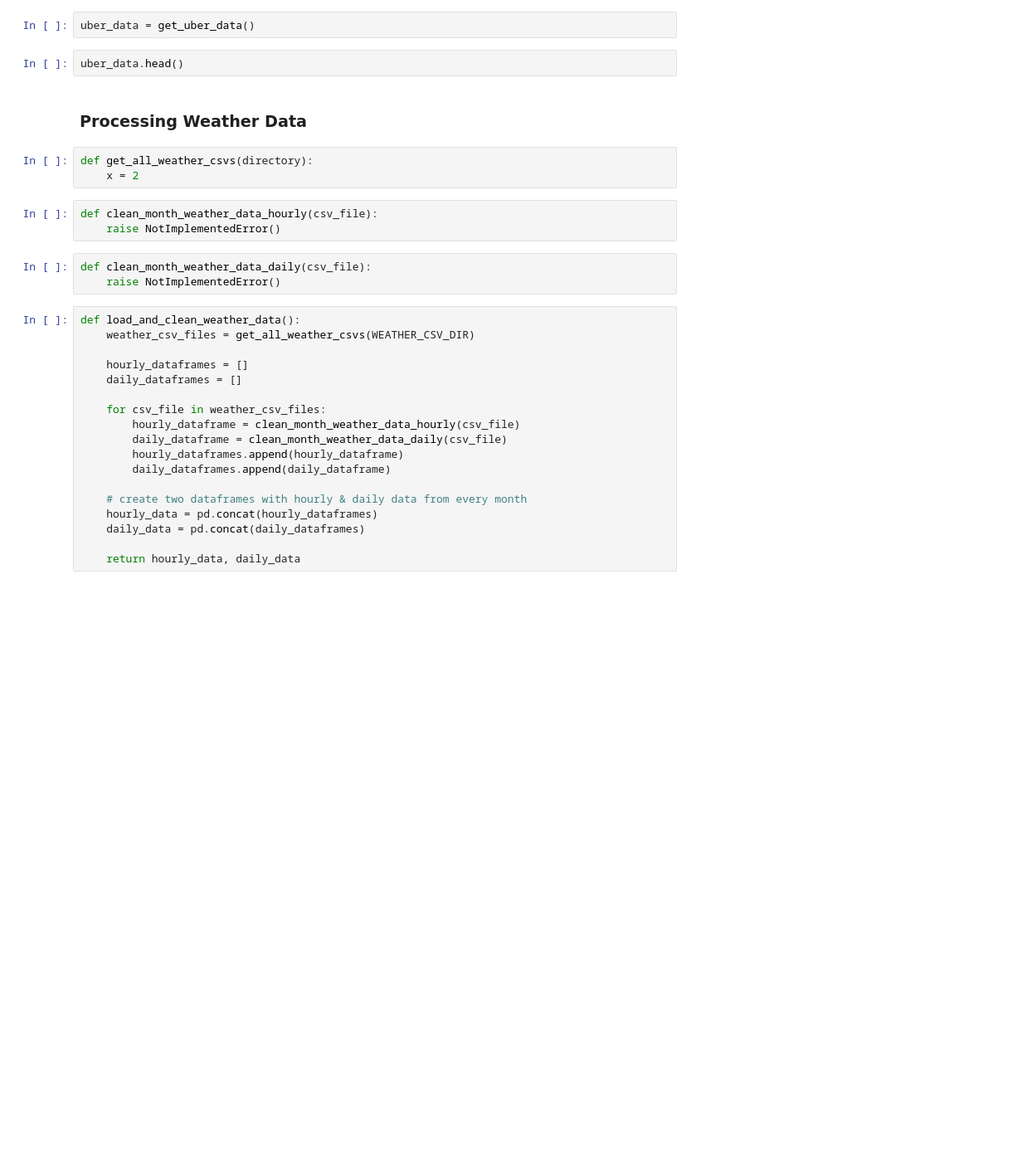
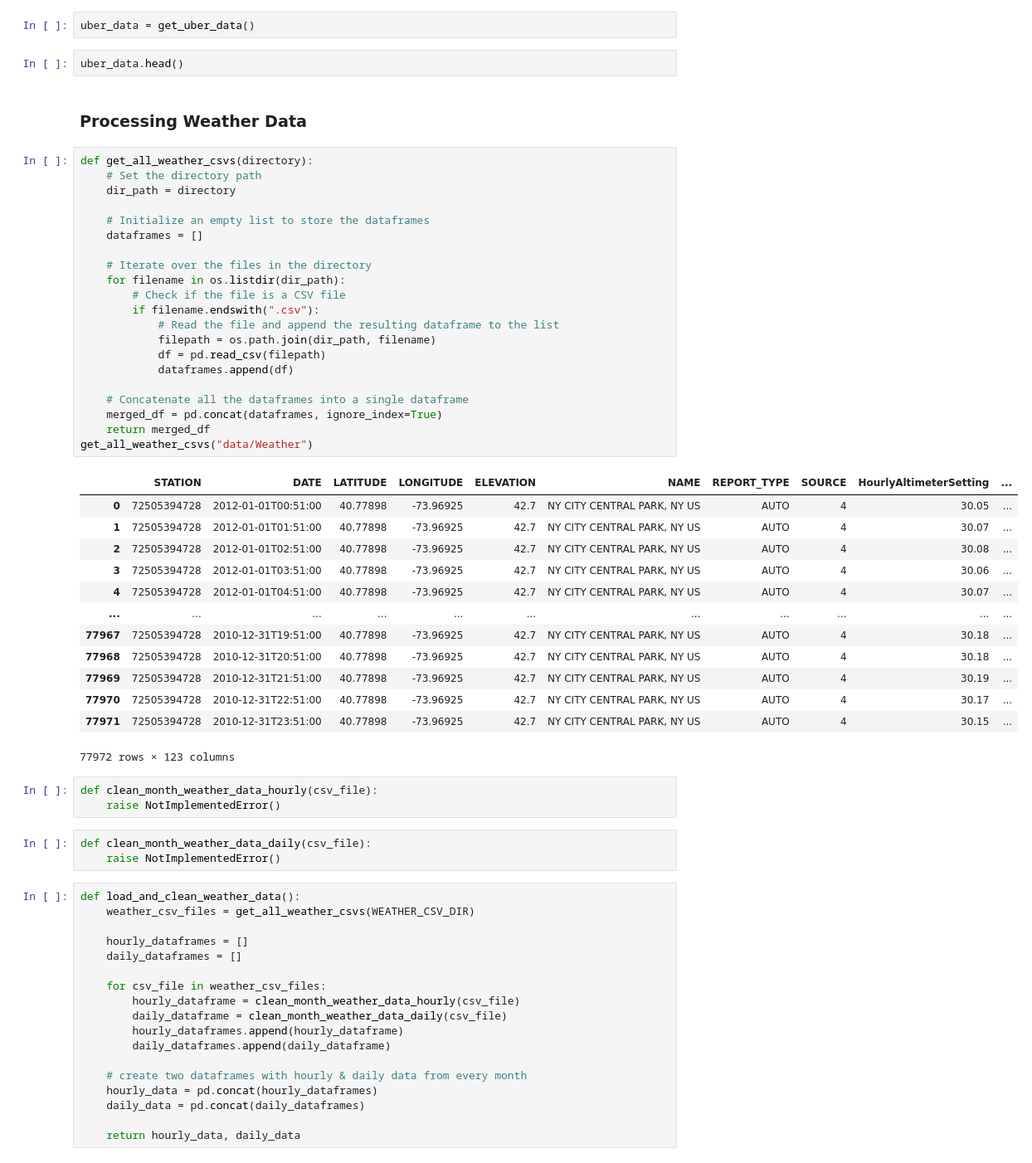
Before and after one commit to sowmya6598/final-project-tools, a Jupyter notebook: Project.ipynb, the cells around one changed output. Shown at 83% size. Drawn from its saved outputs; the diff is of its cells as text; blank space fills up the shorter version.

Commit message:
Added code to read and merge all weather files

```diff
--- a/Project.ipynb
+++ b/Project.ipynb
@@ -215,7 +215,39 @@ uber_data.head()
 ### Processing Weather Data
 # %%
 def get_all_weather_csvs(directory):
-    x = 2
+    # Set the directory path
+    dir_path = directory
+
+    # Initialize an empty list to store the dataframes
+    dataframes = []
+
+    # Iterate over the files in the directory
+    for filename in os.listdir(dir_path):
+        # Check if the file is a CSV file
+        if filename.endswith(".csv"):
+            # Read the file and append the resulting dataframe to the list
+            filepath = os.path.join(dir_path, filename)
+            df = pd.read_csv(filepath)
+            dataframes.append(df)
+
+    # Concatenate all the dataframes into a single dataframe
+    merged_df = pd.concat(dataframes, ignore_index=True)
+    return merged_df
+get_all_weather_csvs("data/Weather")
+# %% [output]
+|  | STATION | DATE | LATITUDE | LONGITUDE | ELEVATION | NAME | REPORT_TYPE | SOURCE | HourlyAltimeterSetting | ... |
+| 0 | 72505394728 | 2012-01-01T00:51:00 | 40.77898 | -73.96925 | 42.7 | NY CITY CENTRAL PARK, NY US | AUTO | 4 | 30.05 | ... |
+| 1 | 72505394728 | 2012-01-01T01:51:00 | 40.77898 | -73.96925 | 42.7 | NY CITY CENTRAL PARK, NY US | AUTO | 4 | 30.07 | ... |
+| 2 | 72505394728 | 2012-01-01T02:51:00 | 40.77898 | -73.96925 | 42.7 | NY CITY CENTRAL PARK, NY US | AUTO | 4 | 30.08 | ... |
+| 3 | 72505394728 | 2012-01-01T03:51:00 | 40.77898 | -73.96925 | 42.7 | NY CITY CENTRAL PARK, NY US | AUTO | 4 | 30.06 | ... |
+| 4 | 72505394728 | 2012-01-01T04:51:00 | 40.77898 | -73.96925 | 42.7 | NY CITY CENTRAL PARK, NY US | AUTO | 4 | 30.07 | ... |
+| ... | ... | ... | ... | ... | ... | ... | ... | ... | ... | ... |
+| 77967 | 72505394728 | 2010-12-31T19:51:00 | 40.77898 | -73.96925 | 42.7 | NY CITY CENTRAL PARK, NY US | AUTO | 4 | 30.18 | ... |
+| 77968 | 72505394728 | 2010-12-31T20:51:00 | 40.77898 | -73.96925 | 42.7 | NY CITY CENTRAL PARK, NY US | AUTO | 4 | 30.18 | ... |
+| 77969 | 72505394728 | 2010-12-31T21:51:00 | 40.77898 | -73.96925 | 42.7 | NY CITY CENTRAL PARK, NY US | AUTO | 4 | 30.19 | ... |
+| 77970 | 72505394728 | 2010-12-31T22:51:00 | 40.77898 | -73.96925 | 42.7 | NY CITY CENTRAL PARK, NY US | AUTO | 4 | 30.17 | ... |
+| 77971 | 72505394728 | 2010-12-31T23:51:00 | 40.77898 | -73.96925 | 42.7 | NY CITY CENTRAL PARK, NY US | AUTO | 4 | 30.15 | ... |
+77972 rows × 123 columns
 # %%
 def clean_month_weather_data_hourly(csv_file):
     raise NotImplementedError()
```
